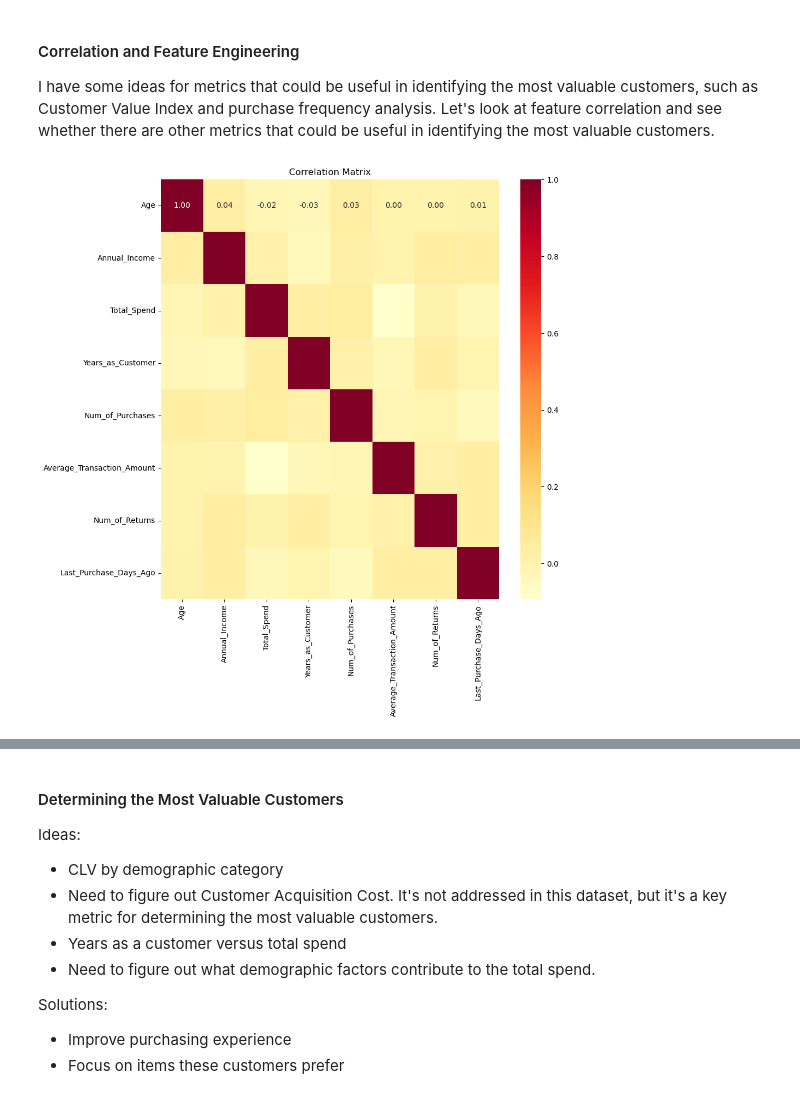
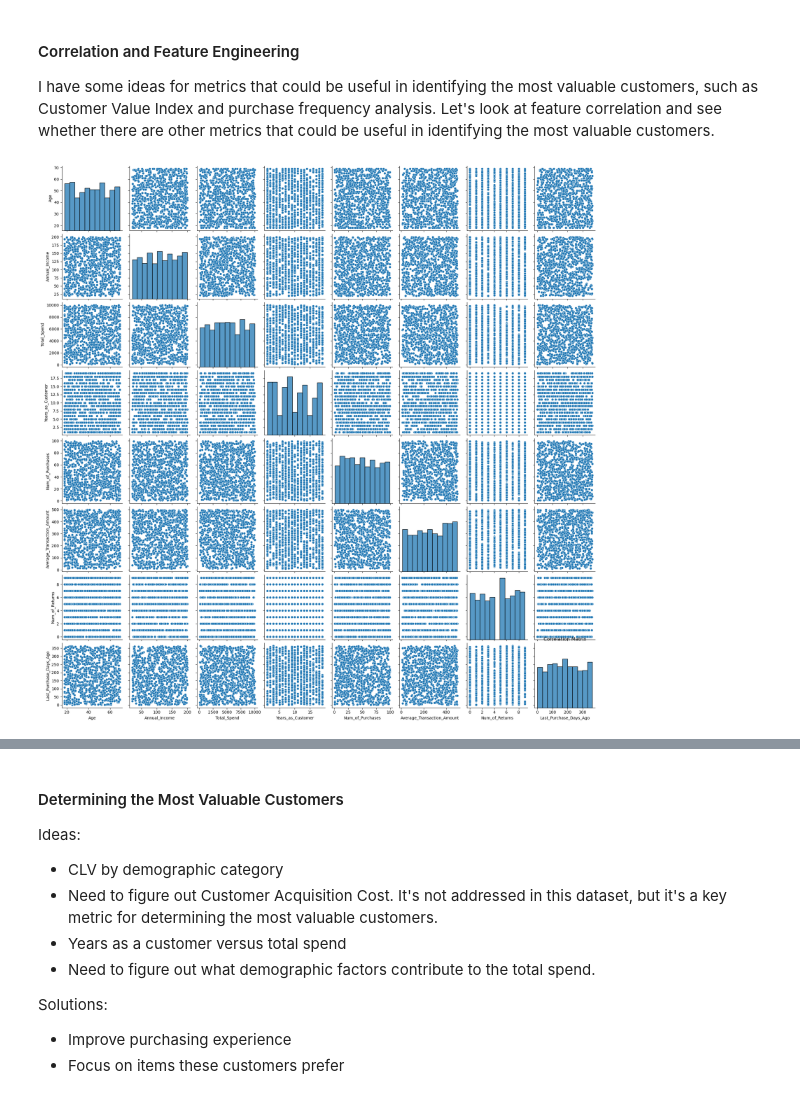
Before and after one commit to tacotuesday/most-valuable-customers, a Jupyter notebook: notebooks/most-valuable-customers.ipynb, the cells around one changed output, grey strips where cells are left out. Drawn from its saved outputs; the diff is of its cells as text; code cells hidden in the pictures.

```diff
--- a/notebooks/most-valuable-customers.ipynb
+++ b/notebooks/most-valuable-customers.ipynb
@@ -352,13 +352,12 @@ print(f"{outliers.shape[0]} outliers found.")
 # %% [markdown]
 #### Correlation and Feature Engineering
 I have some ideas for metrics that could be useful in identifying the most valuable customers, such as Customer Value Index and purchase frequency analysis. Let's look at feature correlation and see whether there are other metrics that could be useful in identifying the most valuable customers.
-# %%
-corr_matrix = df[numeric_columns].corr()
-
-import seaborn as sns
-plt.figure(figsize=(10, 10))
-sns.heatmap(corr_matrix, annot=True, cmap='YlOrRd', fmt=".2f")
-plt.title('Correlation Matrix')
-plt.show()
-# %% [output]
-[figure, removed]
+# %%
+# Let's look at a pairplot of the numeric columns to see if we can spot any patterns.
+
+import seaborn as sns
+sns.pairplot(df[numeric_columns])
+plt.title('Correlation Matrix')
+plt.show()
+# %% [output]
+[figure, added]
```
Also changed, not shown: parts of 17 cells of this notebook.
